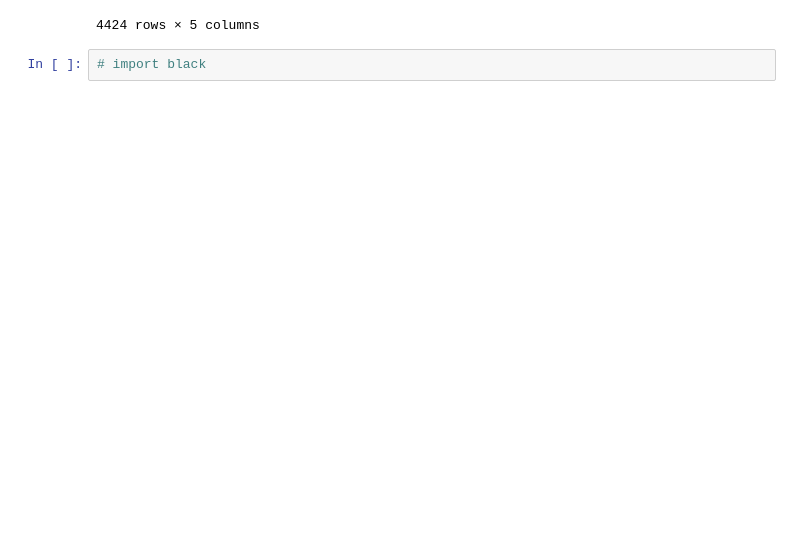
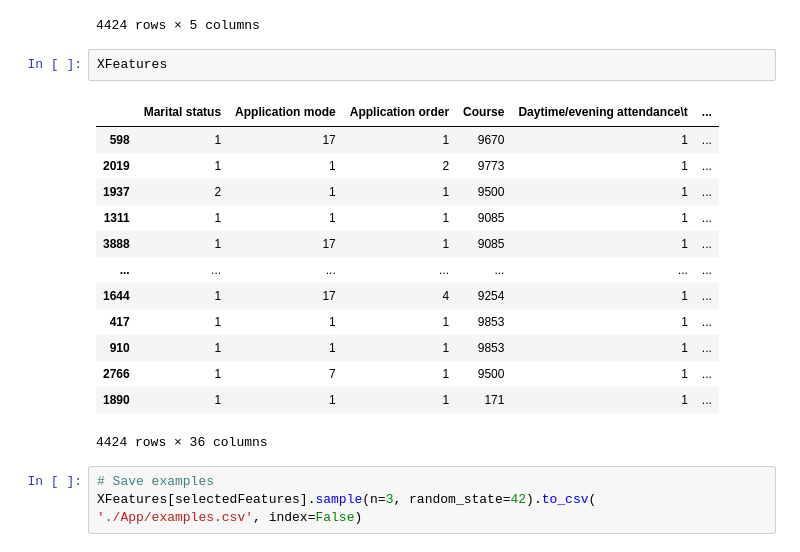
Before and after one commit to OsBojor/ciCdMachineLearning, a Jupyter notebook: notebook.ipynb, the cells around one changed output. Saved outputs shown, nothing was run; the diff lists cells and outputs as text; blank space fills up the shorter version.

```diff
--- a/notebook.ipynb
+++ b/notebook.ipynb
@@ -270,4 +504,21 @@ dfOutput[
 | 4423 | Graduate | Graduate | 0.02 | 0.06 | 0.92 |
 4424 rows × 5 columns
 # %%
-# import black
+XFeatures
+# %% [output]
+|  | Marital status | Application mode | Application order | Course | Daytime/evening attendance\t | ... |
+| 598 | 1 | 17 | 1 | 9670 | 1 | ... |
+| 2019 | 1 | 1 | 2 | 9773 | 1 | ... |
+| 1937 | 2 | 1 | 1 | 9500 | 1 | ... |
+| 1311 | 1 | 1 | 1 | 9085 | 1 | ... |
+| 3888 | 1 | 17 | 1 | 9085 | 1 | ... |
+| ... | ... | ... | ... | ... | ... | ... |
+| 1644 | 1 | 17 | 4 | 9254 | 1 | ... |
+| 417 | 1 | 1 | 1 | 9853 | 1 | ... |
+| 910 | 1 | 1 | 1 | 9853 | 1 | ... |
+| 2766 | 1 | 7 | 1 | 9500 | 1 | ... |
+| 1890 | 1 | 1 | 1 | 171 | 1 | ... |
+4424 rows × 36 columns
+# %%
+# Save examples
+XFeatures[selectedFeatures].sample(n=3, random_state=42).to_csv( './App/examples.csv', index=False)
```
Also changed, not shown: parts of 44 cells of this notebook, 6 other files.
